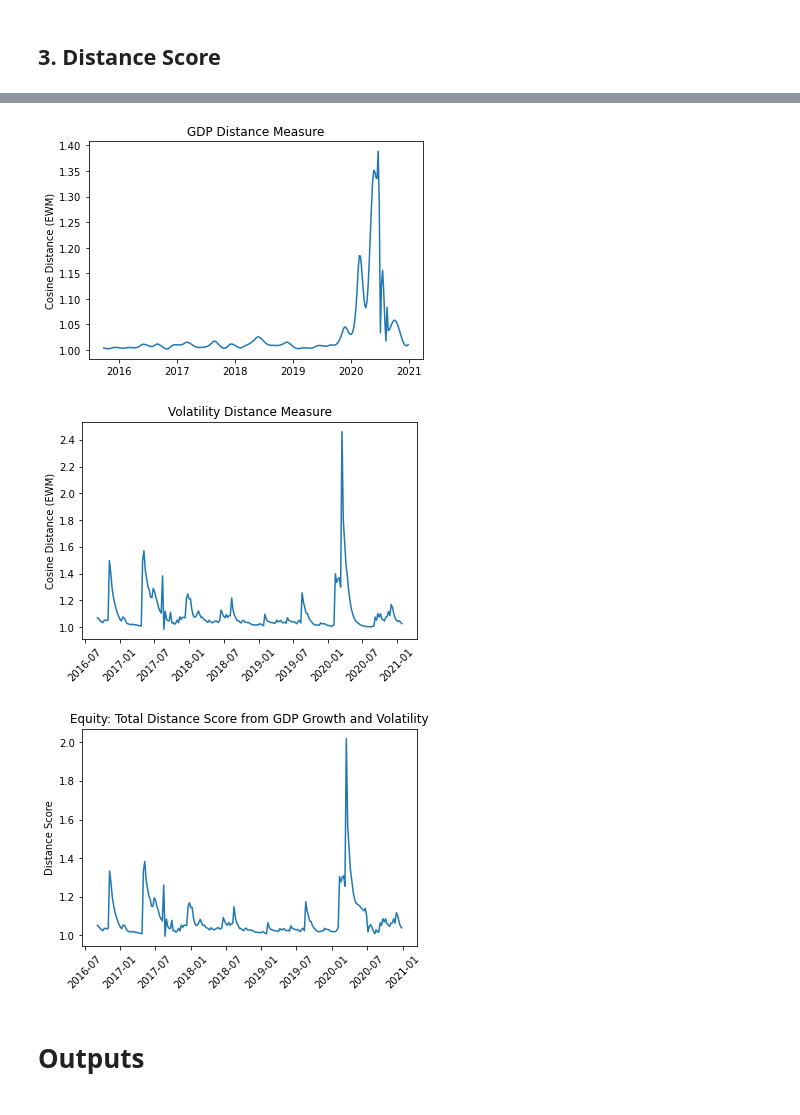
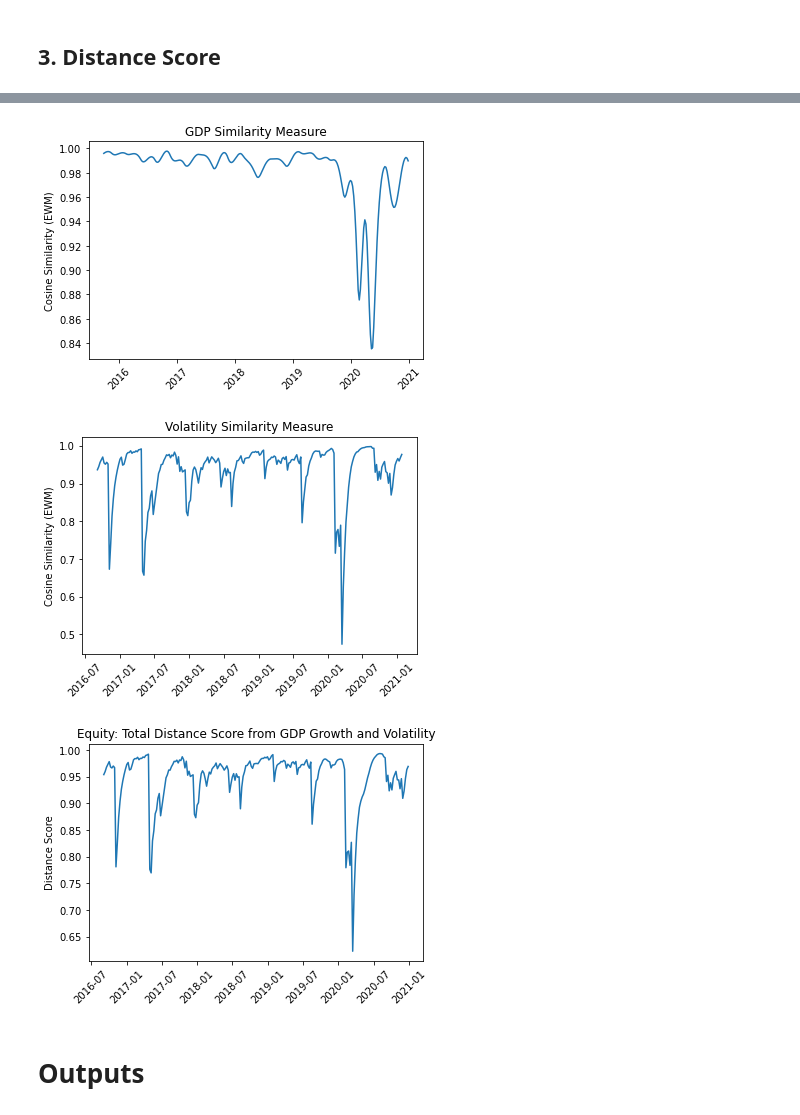
Before and after one commit to wingwingz/AFP, a Jupyter notebook: Macroeconomics/macro-distance.ipynb, the cells around one changed output, grey strips where cells are left out. Saved outputs shown, nothing was run; the diff lists cells and outputs as text; code cells hidden in the pictures.

```diff
--- a/Macroeconomics/macro-distance.ipynb
+++ b/Macroeconomics/macro-distance.ipynb
@@ -110,9 +110,11 @@ equity_vol_w.dropna(inplace=True)
 def distance_score(df, method='expanding', start=51, window=25):
     '''
     Computes distance score given dataframe of macro data
-    + Start: this is the starting month since the beginning of the macro-data as the macro data begins a little before equity returns to allow
+    + Start: this is the starting month since the beginning of the macro-data
+    as the macro data begins a little before equity returns to allow
     for all scores to be computed / data does not need to be truncated
-    + Window: If method = 'rolling', then we use the last 25 weeks' worth of macro data to compute distance score
+    + Window: If method = 'rolling', then we use the last 25 weeks' worth of macro data
+    to compute distance score
     Outputs:
     + distances_df: contains distance scores computed from macro data, df
     '''
@@ -131,8 +133,8 @@ def distance_score(df, method='expanding', start=51, window=25):
             no_mean_current = current - current.mean()
             no_mean_previous = previous - previous.mean()
             cos_sim = np.dot(no_mean_current, no_mean_previous)/(np.linalg.norm(no_mean_current) * np.linalg.norm(no_mean_previous))
-            cos_distance = 1/cos_sim
-            return cos_distance
+            #cos_distance = 1/cos_sim
+            return cos_sim
 
         all_distances = []
         all_dates = []
@@ -156,22 +168,23 @@ def distance_score(df, method='expanding', start=51, window=25):
 # %%
-gdp_distances = distance_score(gdp_growth_em_weekly, method='expanding')
+gdp_distances = distance_score(gdp_growth_em_weekly)
 # %%
 plt.plot(gdp_distances['dist'])
-plt.ylabel('Cosine Distance (EWM)')
-plt.title('GDP Distance Measure')
+plt.ylabel('Cosine Similarity (EWM)')
+plt.title('GDP Similarity Measure')
+plt.xticks(rotation=45)
 plt.show()
 # %% [output]
-[figure, old version]
+[figure, new version]
 # %%
 vol_distances = distance_score(equity_vol_w, start=25, method='expanding')
 # %%
 plt.plot(vol_distances['dist'])
-plt.ylabel('Cosine Distance (EWM)')
-plt.title('Volatility Distance Measure')
+plt.ylabel('Cosine Similarity (EWM)')
+plt.title('Volatility Similarity Measure')
 plt.xticks(rotation=45)
 plt.show()
 # %% [output]
-[figure, old version]
+[figure, new version]
 # %%
 # Combine distance scores
 weights = [1/3, 2/3]
@@ -187,7 +200,7 @@ plt.title('Equity: Total Distance Score from GDP Growth and Volatility')
 plt.xticks(rotation=45)
 plt.show()
 # %% [output]
-[figure, old version]
+[figure, new version]
 # %%
 tot_dist_equity = pd.DataFrame(tot_dist_equity)
 tot_dist_equity.columns = ['dist']
```
Also changed, not shown: parts of 10 cells of this notebook, 11 other files.
